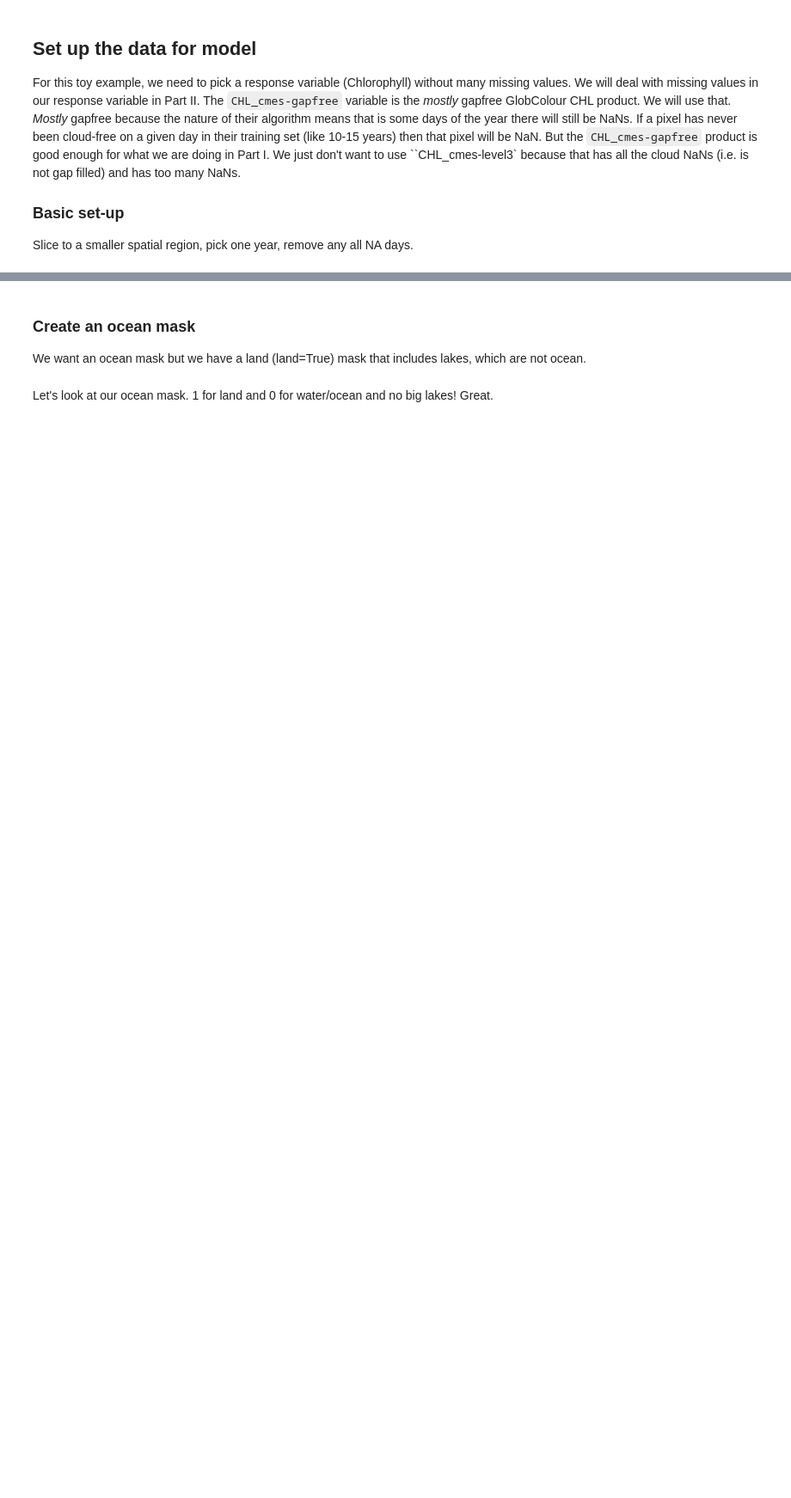
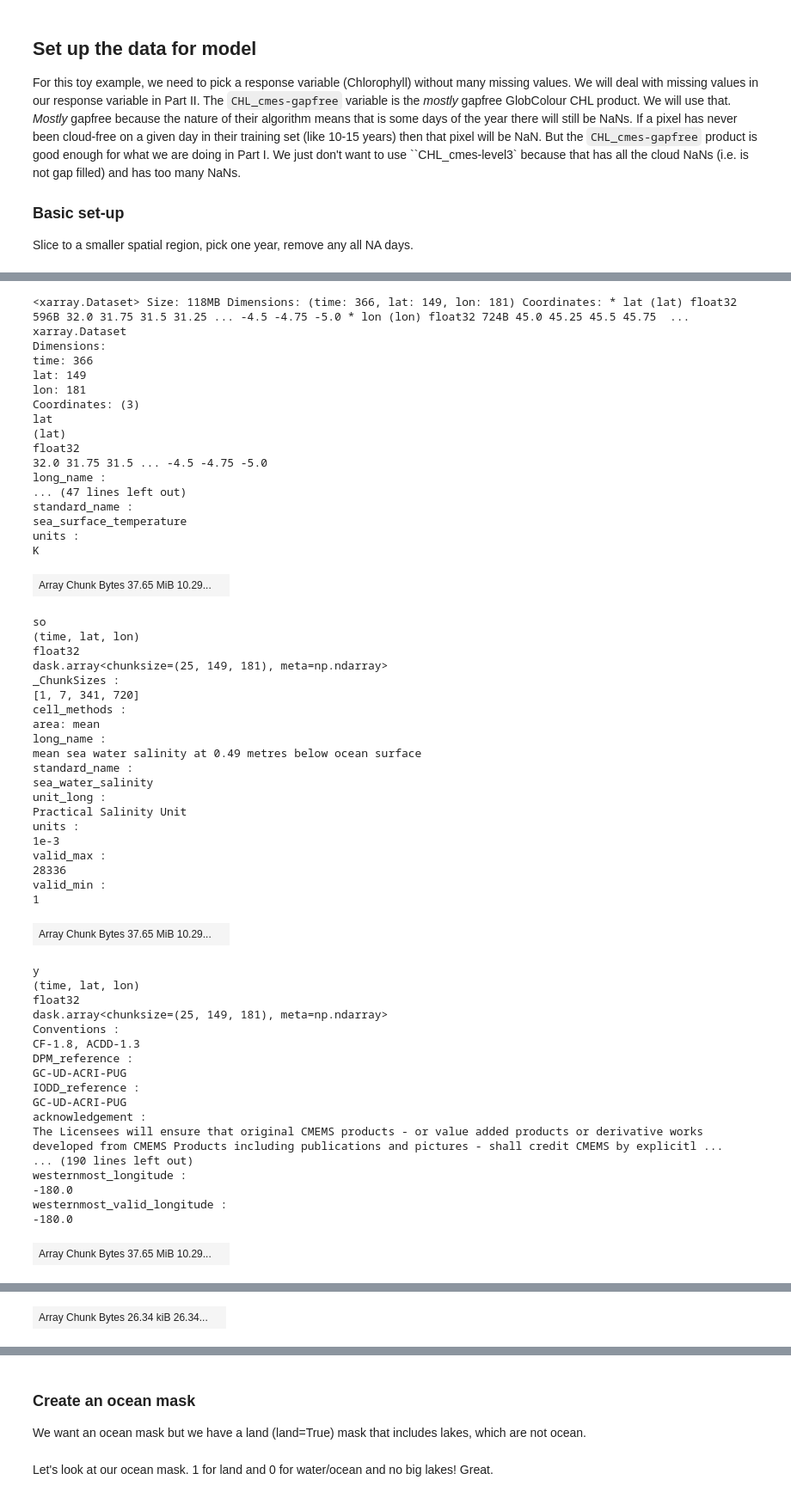
Before and after one commit to ocean-satellite-tools/mind-the-chl-gap, a Jupyter notebook: book/notebooks/CHL_prediction_CNN_Part_1.ipynb, the cells around one changed output, grey strips where cells are left out. Shown at 86% size. Cells and saved outputs as stored; diff of their text form; code cells hidden in the pictures; blank space fills up the shorter version.

```diff
--- a/book/notebooks/CHL_prediction_CNN_Part_1.ipynb
+++ b/book/notebooks/CHL_prediction_CNN_Part_1.ipynb
@@ -97,4 +97,11 @@ For this toy example, we need to pick a response variable (Chlorophyll) without
 ### Basic set-up
 
 Slice to a smaller spatial region, pick one year, remove any all NA days.
+# %%
+# predictors
+pred_var = ["sst", "so"]
+# response variable; this is what we are predicting
+resp_var = "CHL_cmes-gapfree"
+# our mask for land
+land_mask = "CHL_cmes-land"
 # %%
@@ -127,0 +128,62 @@ zarr_CHL = zarr_CHL.rename({CHL_var: "CHL"})
+# %%
+data_xr = data_xr[pred_var + [resp_var, land_mask]]
+data_xr = data_xr.rename({resp_var: "y", land_mask: "land_mask"})
+data_xr
+# %% [output]
+<xarray.Dataset> Size: 118MB Dimensions: (time: 366, lat: 149, lon: 181) Coordinates: * lat (lat) float32 596B 32.0 31.75 31.5 31.25 ... -4.5 -4.75 -5.0 * lon (lon) float32 724B 45.0 45.25 45.5 45.75  ...
+xarray.Dataset
+Dimensions:
+time: 366
+lat: 149
+lon: 181
+Coordinates: (3)
+lat
+(lat)
+float32
+32.0 31.75 31.5 ... -4.5 -4.75 -5.0
+long_name :
+... (47 lines left out)
+standard_name :
+sea_surface_temperature
+units :
+K
+| Array Chunk Bytes 37.65 MiB 10.29... |  |
+so
+(time, lat, lon)
+float32
+dask.array<chunksize=(25, 149, 181), meta=np.ndarray>
+_ChunkSizes :
+[1, 7, 341, 720]
+cell_methods :
+area: mean
+long_name :
+mean sea water salinity at 0.49 metres below ocean surface
+standard_name :
+sea_water_salinity
+unit_long :
+Practical Salinity Unit
+units :
+1e-3
+valid_max :
+28336
+valid_min :
+1
+| Array Chunk Bytes 37.65 MiB 10.29... |  |
+y
+(time, lat, lon)
+float32
+dask.array<chunksize=(25, 149, 181), meta=np.ndarray>
+Conventions :
+CF-1.8, ACDD-1.3
+DPM_reference :
+GC-UD-ACRI-PUG
+IODD_reference :
+GC-UD-ACRI-PUG
+acknowledgement :
+The Licensees will ensure that original CMEMS products - or value added products or derivative works developed from CMEMS Products including publications and pictures - shall credit CMEMS by explicitl ...
+... (190 lines left out)
+westernmost_longitude :
+-180.0
+westernmost_valid_longitude :
+-180.0
+| Array Chunk Bytes 37.65 MiB 10.29... |  |
@@ -127,0 +194 @@ zarr_CHL = zarr_CHL.rename({CHL_var: "CHL"})
+| Array Chunk Bytes 26.34 kiB 26.34... |  |
```
Also changed, not shown: parts of 13 cells of this notebook.
